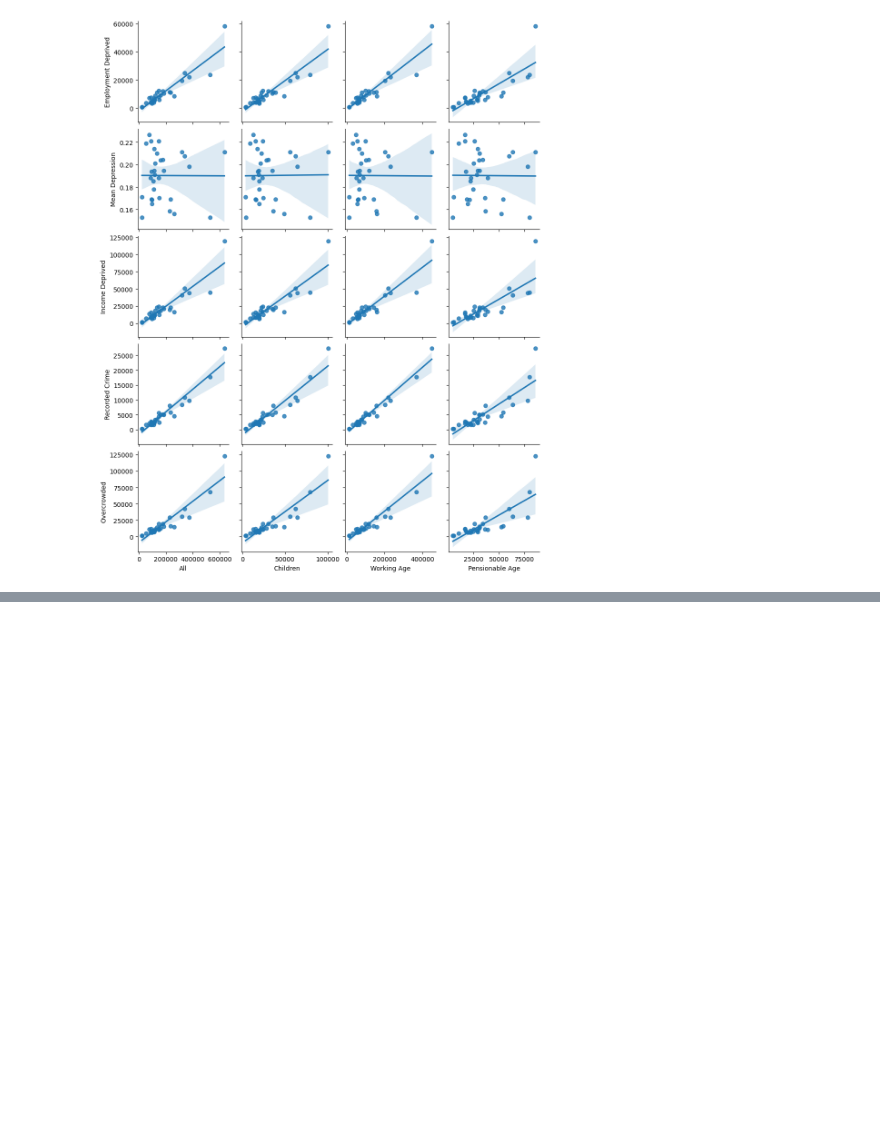
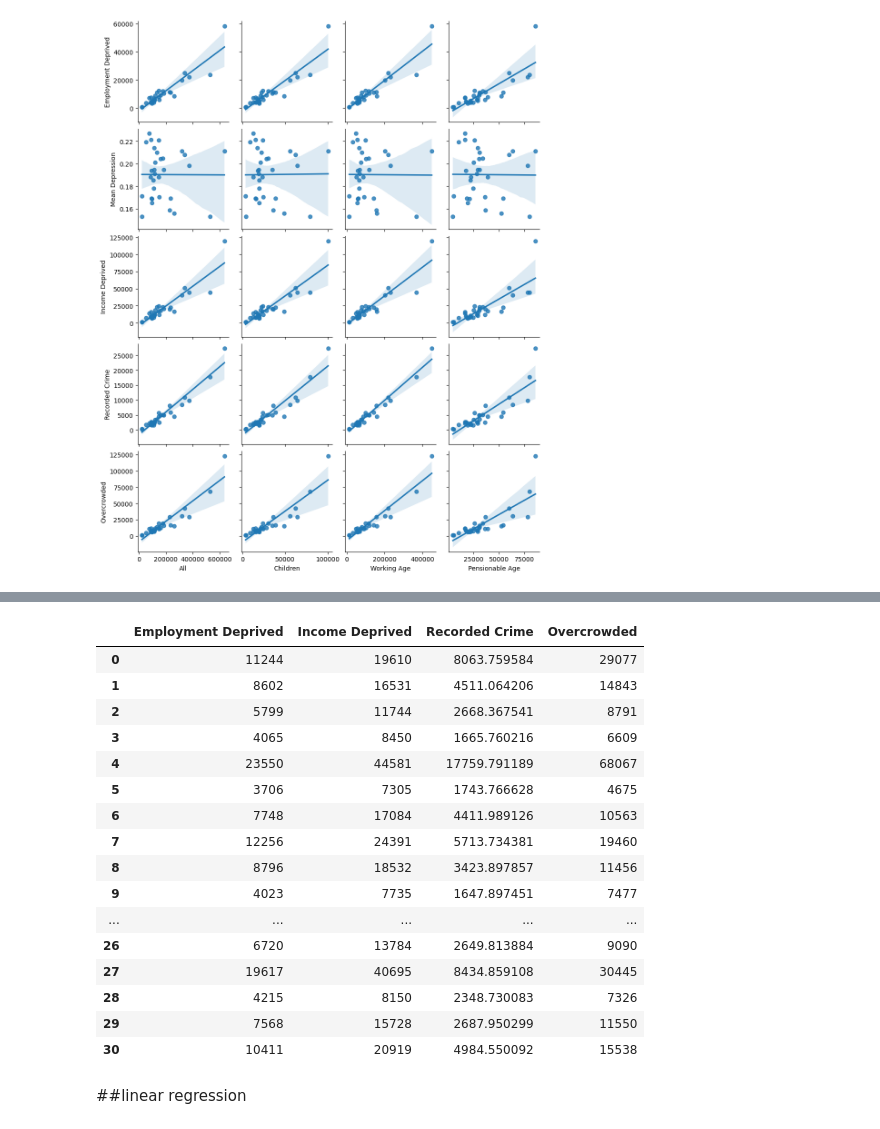
Before and after one commit to ighopresh/ProjectFile, a Jupyter notebook: Implementation_project.ipynb, the cells around one changed output, grey strips where cells are left out. Saved outputs shown, nothing was run; the diff lists cells and outputs as text; code cells hidden in the pictures; blank space fills up the shorter version.

```diff
--- a/Implementation_project.ipynb
+++ b/Implementation_project.ipynb
@@ -747,0 +709,23 @@ legend("topright", legend = c("Actual", "Predicted"), col = c("red", "blue"), lt
+# %%
+# deprivation dataframe which we will use as y
+correlation_df.iloc[:, 5:6].join(correlation_df.iloc[:,7:])
+# %% [output]
+|  | Employment Deprived | Income Deprived | Recorded Crime | Overcrowded |
+| 0 | 11244 | 19610 | 8063.759584 | 29077 |
+| 1 | 8602 | 16531 | 4511.064206 | 14843 |
+| 2 | 5799 | 11744 | 2668.367541 | 8791 |
+| 3 | 4065 | 8450 | 1665.760216 | 6609 |
+| 4 | 23550 | 44581 | 17759.791189 | 68067 |
+| 5 | 3706 | 7305 | 1743.766628 | 4675 |
+| 6 | 7748 | 17084 | 4411.989126 | 10563 |
+| 7 | 12256 | 24391 | 5713.734381 | 19460 |
+| 8 | 8796 | 18532 | 3423.897857 | 11456 |
+| 9 | 4023 | 7735 | 1647.897451 | 7477 |
+| ... | ... | ... | ... | ... |
+| 26 | 6720 | 13784 | 2649.813884 | 9090 |
+| 27 | 19617 | 40695 | 8434.859108 | 30445 |
+| 28 | 4215 | 8150 | 2348.730083 | 7326 |
+| 29 | 7568 | 15728 | 2687.950299 | 11550 |
+| 30 | 10411 | 20919 | 4984.550092 | 15538 |
+# %% [markdown]
+##linear regression
```
Also changed, not shown: parts of 22 cells of this notebook.
